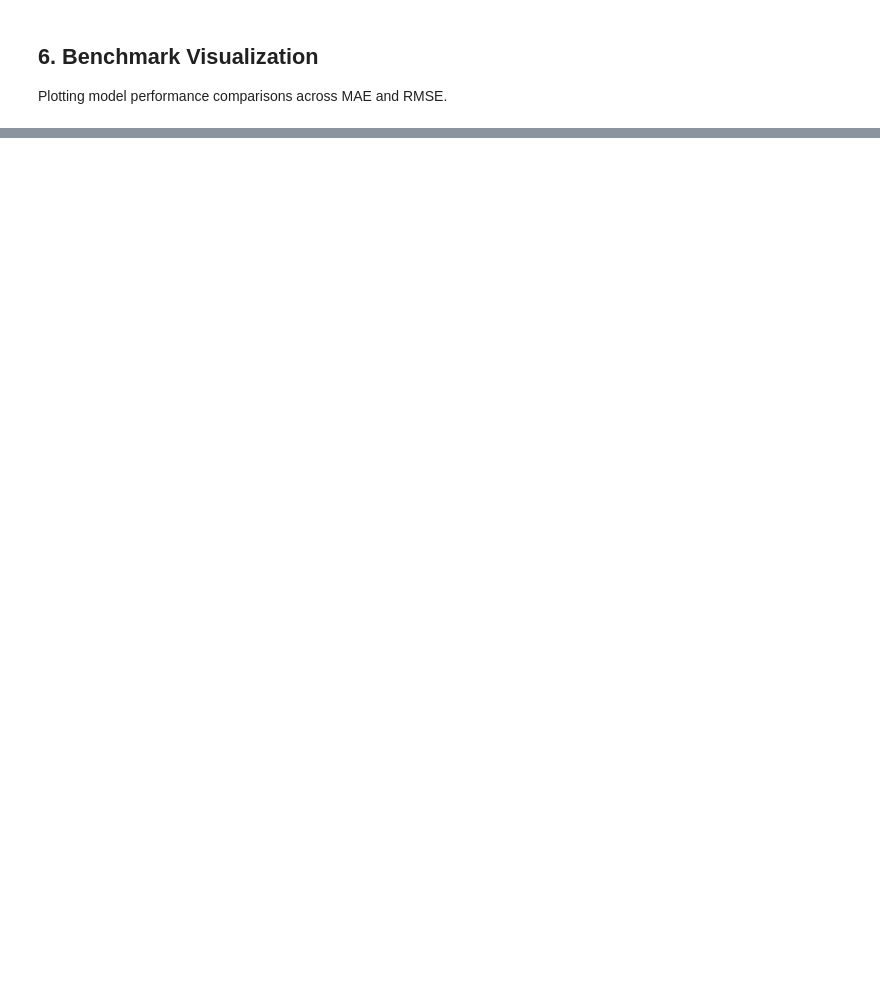
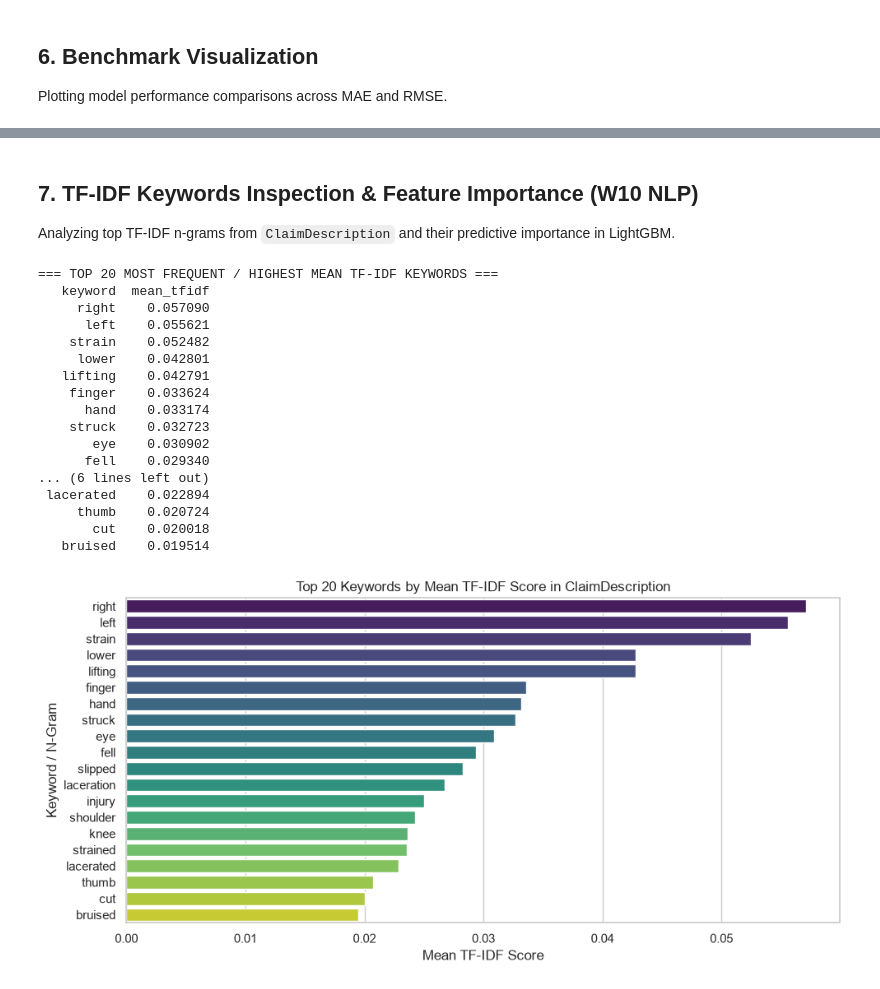
Before and after one commit to GaetanAm/workers-comp-ml, a Jupyter notebook: notebooks/workers_comp_exploration.ipynb, the cells around one changed output, grey strips where cells are left out. Drawn from its saved outputs; the diff is of its cells as text; code cells hidden in the pictures; blank space fills up the shorter version.

```diff
--- a/notebooks/workers_comp_exploration.ipynb
+++ b/notebooks/workers_comp_exploration.ipynb
@@ -200,0 +263,46 @@ plt.show()
+# %% [markdown]
+## 7. TF-IDF Keywords Inspection & Feature Importance (W10 NLP)
+Analyzing top TF-IDF n-grams from `ClaimDescription` and their predictive importance in LightGBM.
+# %%
+# 7.1 Inspect Top Mean TF-IDF Keywords Across All Claim Descriptions
+tfidf_vec = TfidfVectorizer(max_features=300, stop_words='english', ngram_range=(1, 2))
+tfidf_matrix = tfidf_vec.fit_transform(X_train['ClaimDescription'])
+feature_names = np.array(tfidf_vec.get_feature_names_out())
+
+mean_tfidf = np.asarray(tfidf_matrix.mean(axis=0)).ravel()
+top_mean_idx = mean_tfidf.argsort()[::-1][:20]
+
+df_top_tfidf = pd.DataFrame({
+    'keyword': feature_names[top_mean_idx],
+    'mean_tfidf': mean_tfidf[top_mean_idx]
+})
+
+print("=== TOP 20 MOST FREQUENT / HIGHEST MEAN TF-IDF KEYWORDS ===")
+print(df_top_tfidf.to_string(index=False))
+
+plt.figure(figsize=(10, 5))
+sns.barplot(data=df_top_tfidf, x='mean_tfidf', y='keyword', palette='viridis')
+plt.title('Top 20 Keywords by Mean TF-IDF Score in ClaimDescription')
+plt.xlabel('Mean TF-IDF Score')
+plt.ylabel('Keyword / N-Gram')
+plt.tight_layout()
+plt.show()
+# %% [output]
+=== TOP 20 MOST FREQUENT / HIGHEST MEAN TF-IDF KEYWORDS ===
+   keyword  mean_tfidf
+     right    0.057090
+      left    0.055621
+    strain    0.052482
+     lower    0.042801
+   lifting    0.042791
+    finger    0.033624
+      hand    0.033174
+    struck    0.032723
+       eye    0.030902
+      fell    0.029340
+... (6 lines left out)
+ lacerated    0.022894
+     thumb    0.020724
+       cut    0.020018
+   bruised    0.019514
+[figure, added]
```
Also changed, not shown: parts of 31 cells of this notebook, 11 other files.
